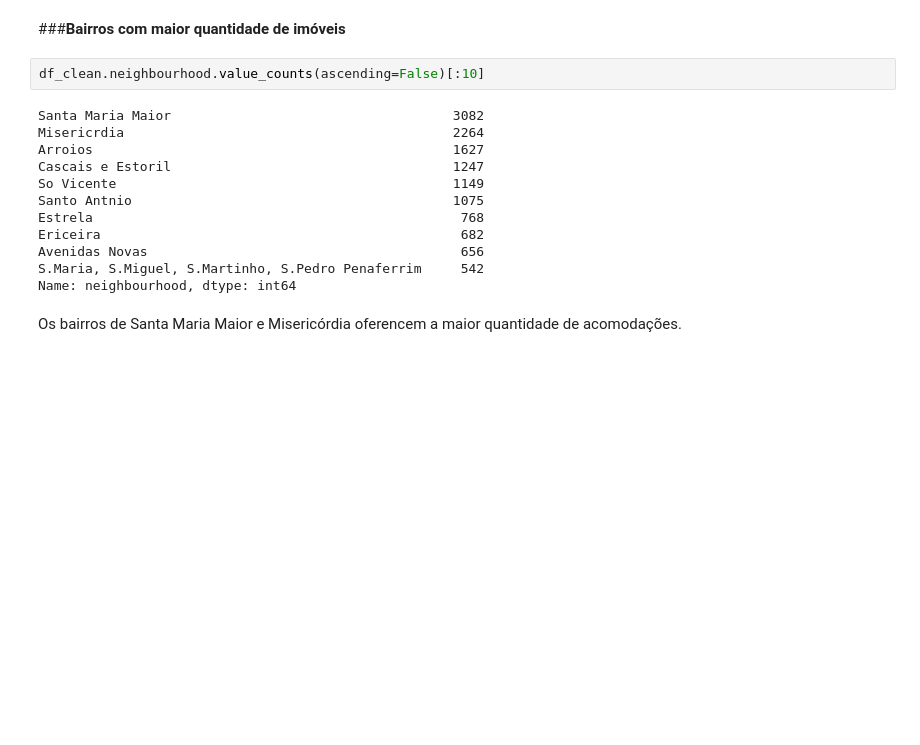
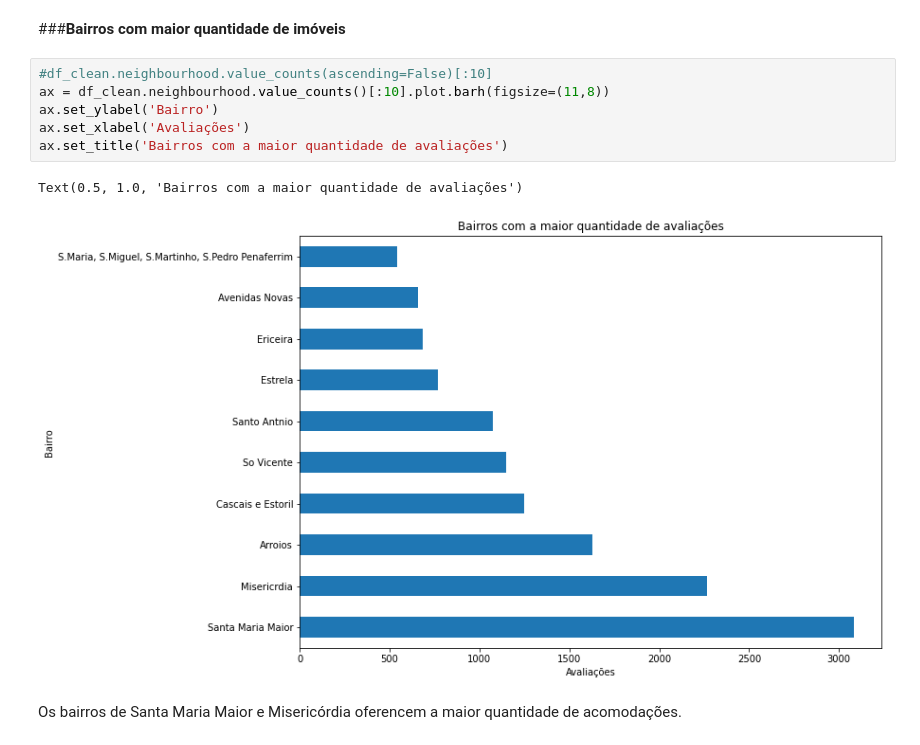
Before and after one commit to abe2701/data_science, a Jupyter notebook: Analisando_os_Dados_do_Airbnb_Lisboa.ipynb, the cells around one changed output. Cells and saved outputs as stored; diff of their text form; blank space fills up the shorter version.

```diff
--- a/Analisando_os_Dados_do_Airbnb_Lisboa.ipynb
+++ b/Analisando_os_Dados_do_Airbnb_Lisboa.ipynb
@@ -297,20 +296,15 @@ fig.show()
 Podemos identificar que boa parte das acomodações estão localizadas na parte litonânea.
 # %% [markdown]
 ###**Bairros com maior quantidade de imóveis**
-# %%
-df_clean.neighbourhood.value_counts(ascending=False)[:10]
-# %% [output]
-Santa Maria Maior                                    3082
-Misericrdia                                          2264
-Arroios                                              1627
-Cascais e Estoril                                    1247
-So Vicente                                           1149
-Santo Antnio                                         1075
-Estrela                                               768
-Ericeira                                              682
-Avenidas Novas                                        656
-S.Maria, S.Miguel, S.Martinho, S.Pedro Penaferrim     542
-Name: neighbourhood, dtype: int64
+# %%
+#df_clean.neighbourhood.value_counts(ascending=False)[:10]
+ax = df_clean.neighbourhood.value_counts()[:10].plot.barh(figsize=(11,8))
+ax.set_ylabel('Bairro')
+ax.set_xlabel('Avaliações')
+ax.set_title('Bairros com a maior quantidade de avaliações')
+# %% [output]
+Text(0.5, 1.0, 'Bairros com a maior quantidade de avaliações')
+[figure, added]
 # %% [markdown]
 Os bairros de Santa Maria Maior e Misericórdia oferencem a maior quantidade de acomodações.
 # %% [markdown]
```
Also changed, not shown: parts of 3 cells of this notebook.
